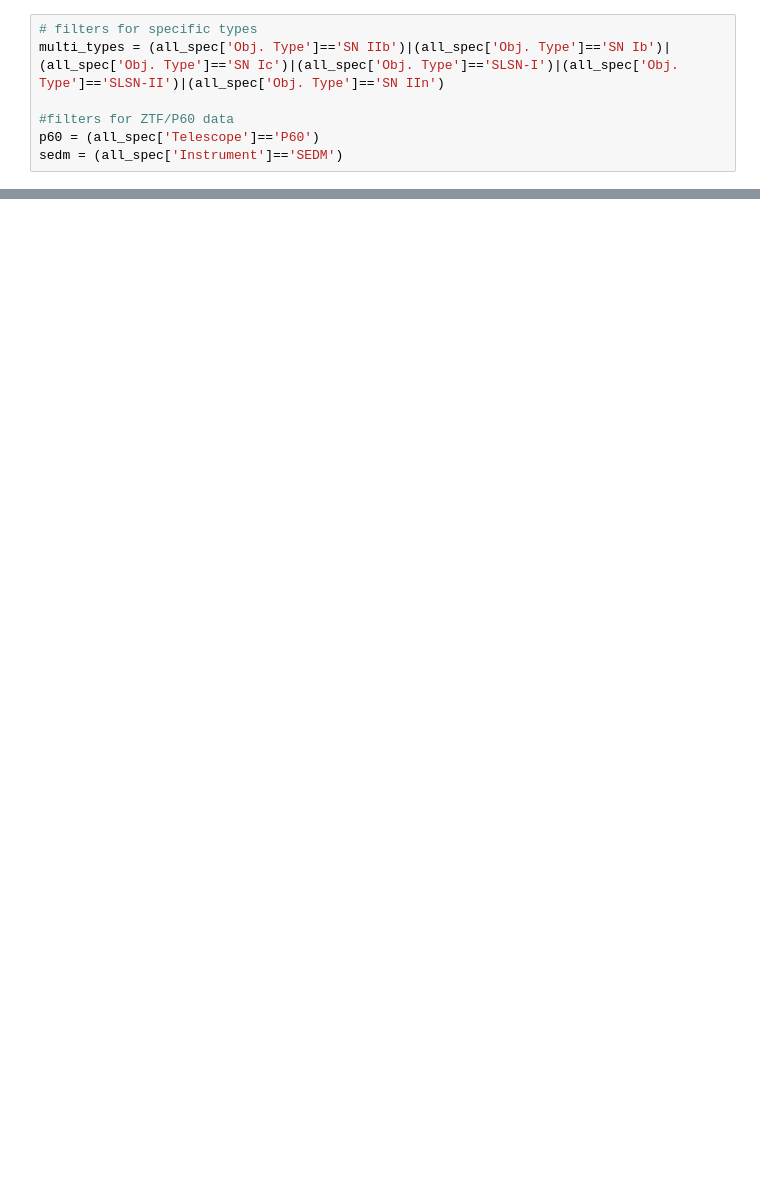
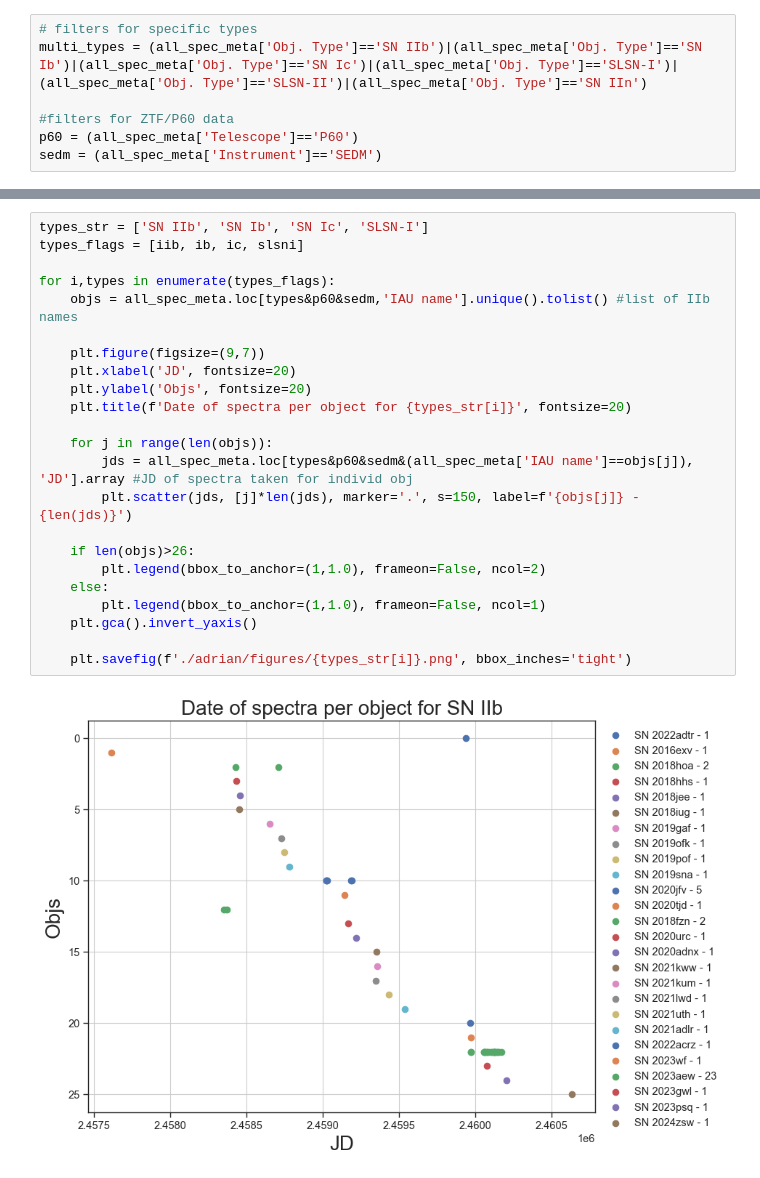
Before and after one commit to aec3675/multi-modal-multi-peaks, a Jupyter notebook: get_ztf_spec.ipynb, the cells around one changed output, grey strips where cells are left out. Saved outputs shown, nothing was run; the diff lists cells and outputs as text; blank space fills up the shorter version.

```diff
--- a/get_ztf_spec.ipynb
+++ b/get_ztf_spec.ipynb
@@ -42,7 +53,7 @@ array(['Obj. Type', 'SN Ia', 'SN II', 'SN Ia-SC', 'SN Iax[02cx-like]',
 # %%
 # filters for specific types
-multi_types = (all_spec['Obj. Type']=='SN IIb')|(all_spec['Obj. Type']=='SN Ib')|(all_spec['Obj. Type']=='SN Ic')|(all_spec['Obj. Type']=='SLSN-I')|(all_spec['Obj. Type']=='SLSN-II')|(all_spec['Obj. Type']=='SN IIn')
+multi_types = (all_spec_meta['Obj. Type']=='SN IIb')|(all_spec_meta['Obj. Type']=='SN Ib')|(all_spec_meta['Obj. Type']=='SN Ic')|(all_spec_meta['Obj. Type']=='SLSN-I')|(all_spec_meta['Obj. Type']=='SLSN-II')|(all_spec_meta['Obj. Type']=='SN IIn')
 
 #filters for ZTF/P60 data
-p60 = (all_spec['Telescope']=='P60')
-sedm = (all_spec['Instrument']=='SEDM')
+p60 = (all_spec_meta['Telescope']=='P60')
+sedm = (all_spec_meta['Instrument']=='SEDM')
@@ -115,0 +274,25 @@ Name: Redshift, dtype: float64
+# %%
+types_str = ['SN IIb', 'SN Ib', 'SN Ic', 'SLSN-I']
+types_flags = [iib, ib, ic, slsni]
+
+for i,types in enumerate(types_flags):
+    objs = all_spec_meta.loc[types&p60&sedm,'IAU name'].unique().tolist() #list of IIb names
+
+    plt.figure(figsize=(9,7))
+    plt.xlabel('JD', fontsize=20)
+    plt.ylabel('Objs', fontsize=20)
+    plt.title(f'Date of spectra per object for {types_str[i]}', fontsize=20)
+
+    for j in range(len(objs)):
+        jds = all_spec_meta.loc[types&p60&sedm&(all_spec_meta['IAU name']==objs[j]), 'JD'].array #JD of spectra taken for individ obj
+        plt.scatter(jds, [j]*len(jds), marker='.', s=150, label=f'{objs[j]} - {len(jds)}')
+
+    if len(objs)>26:
+        plt.legend(bbox_to_anchor=(1,1.0), frameon=False, ncol=2)
+    else:
+        plt.legend(bbox_to_anchor=(1,1.0), frameon=False, ncol=1)
+    plt.gca().invert_yaxis()
+
+    plt.savefig(f'./adrian/figures/{types_str[i]}.png', bbox_inches='tight')
+# %% [output]
+[figure, added]
```
Also changed, not shown: parts of 21 cells of this notebook.
